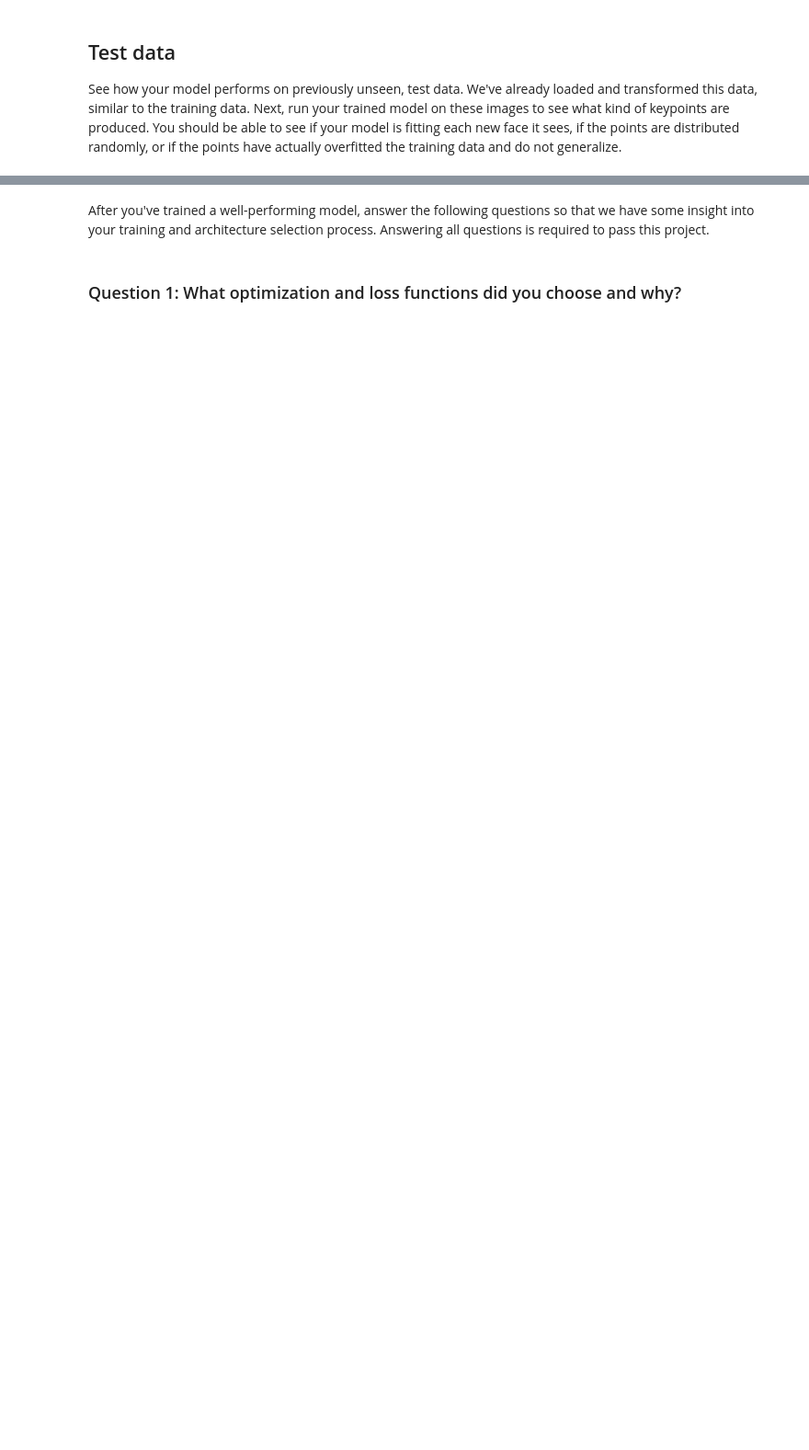
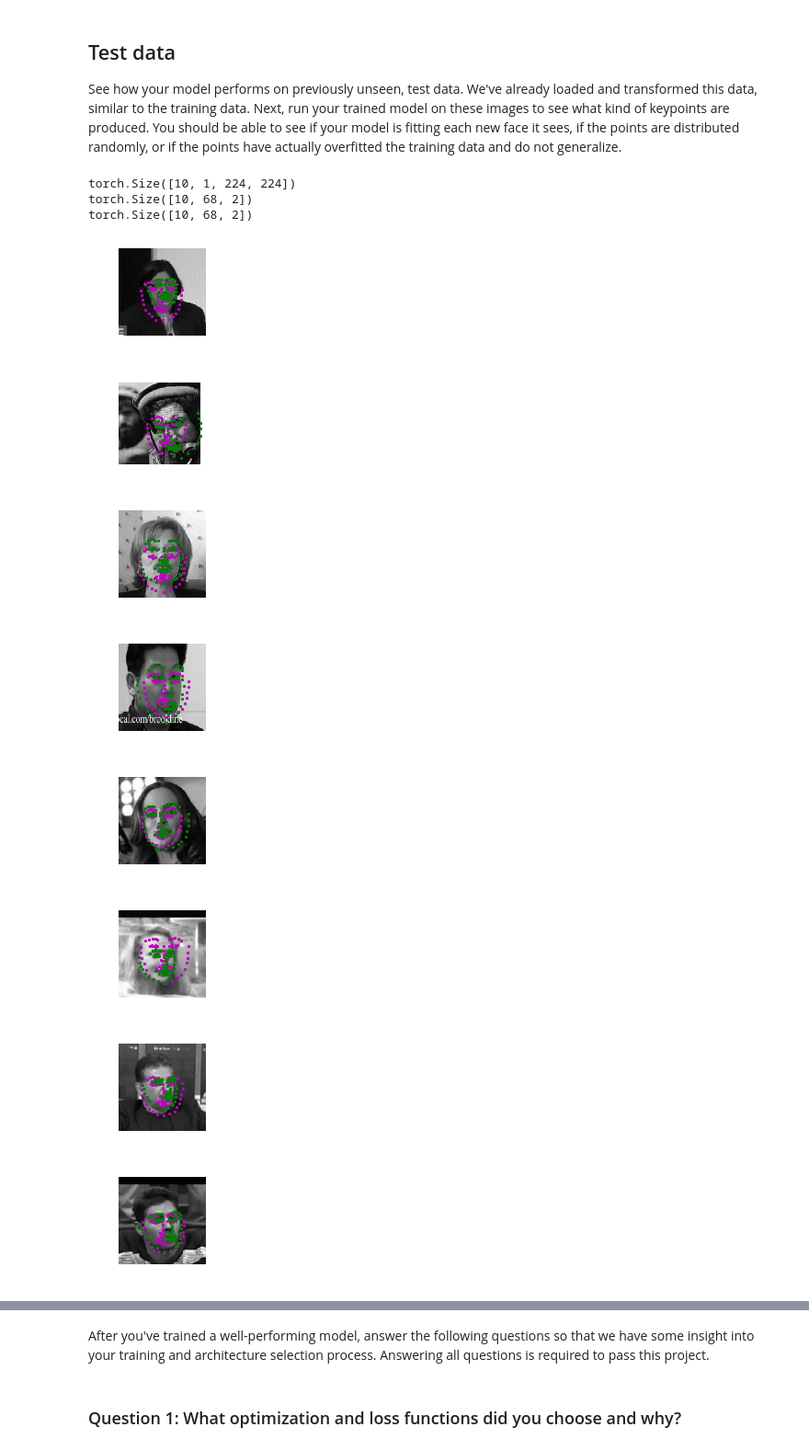
Before and after one commit to hyungkyulee/prod-computer-vision, a Jupyter notebook: facial-detection/2. Define the Network Architecture.ipynb, the cells around one changed output, grey strips where cells are left out. Shown at 92% size. Saved outputs shown, nothing was run; the diff lists cells and outputs as text; code cells hidden in the pictures; blank space fills up the shorter version.

```diff
--- a/facial-detection/2. Define the Network Architecture.ipynb
+++ b/facial-detection/2. Define the Network Architecture.ipynb
@@ -111,16 +165,20 @@ from data_load import FacialKeypointsDataset
 from data_load import Rescale, RandomCrop, Normalize, ToTensor
 
 
-## TODO: define the data_transform using transforms.Compose([all tx's, . , .])
-# order matters! i.e. rescaling should come before a smaller crop
-data_transform = None
+# 1) define the data transform :
+#   - nomalisation(color to grey),
+#   - input image size(224x224),
+#   - image conversion to speed up the calculation (numpy to torch)
+data_transform = transforms.Compose([Rescale(250),
+                                     RandomCrop(224),
+                                     Normalize(),
+                                     ToTensor()])
 
-# testing that you've defined a transform
-assert(data_transform is not None), 'Define a data_transform'
+assert (data_transform is not None), 'Define a data_transform'
 # %%
-# create the transformed dataset
-transformed_dataset = FacialKeypointsDataset(csv_file='data/training_frames_keypoints.csv',
-                                             root_dir='data/training/',
+# 2) create the transformed dataset
+transformed_dataset = FacialKeypointsDataset(csv_file='/data/training_frames_keypoints.csv',
+                                             root_dir='/data/training/',
                                              transform=data_transform)
 
 
@@ -161,18 +227,18 @@ To visualize this test data, we have to go through some un-transformation steps
 # load in the test data, using the dataset class
 # AND apply the data_transform you defined above
 
-# create the test dataset
-test_dataset = FacialKeypointsDataset(csv_file='data/test_frames_keypoints.csv',
-                                             root_dir='data/test/',
+# 3-1) create the test dataset
+test_dataset = FacialKeypointsDataset(csv_file='/data/test_frames_keypoints.csv',
+                                             root_dir='/data/test/',
                                              transform=data_transform)
 # %%
-# load test data in batches
+# 3-2) load test data in batches
 batch_size = 10
 
 test_loader = DataLoader(test_dataset,
                           batch_size=batch_size,
                           shuffle=True,
-                          num_workers=4)
+                          num_workers=0)
 # %% [markdown]
 ## Apply the model on a test sample
 
@@ -357,14 +452,27 @@ train_net(n_epochs)
 
 See how your model performs on previously unseen, test data. We've already loaded and transformed this data, similar to the training data. Next, run your trained model on these images to see what kind of keypoints are produced. You should be able to see if your model is fitting each new face it sees, if the points are distributed randomly, or if the points have actually overfitted the training data and do not generalize.
 # %%
-# get a sample of test data again
+# 6) get a sample of test data again
 test_images, test_outputs, gt_pts = net_sample_output()
 
 print(test_images.data.size())
 print(test_outputs.data.size())
 print(gt_pts.size())
+# %% [output]
+torch.Size([10, 1, 224, 224])
+torch.Size([10, 68, 2])
+torch.Size([10, 68, 2])
 # %%
-## TODO: visualize your test output
+# 7) visualize the key points
 # you can use the same function as before, by un-commenting the line below:
 
-# visualize_output(test_images, test_outputs, gt_pts)
+visualize_output(test_images, test_outputs, gt_pts)
+# %% [output]
+[figure, added]
+[figure, added]
+[figure, added]
+[figure, added]
+[figure, added]
+[figure, added]
+[figure, added]
+[figure, added]
```
Also changed, not shown: parts of 29 cells of this notebook, 9 other files.
